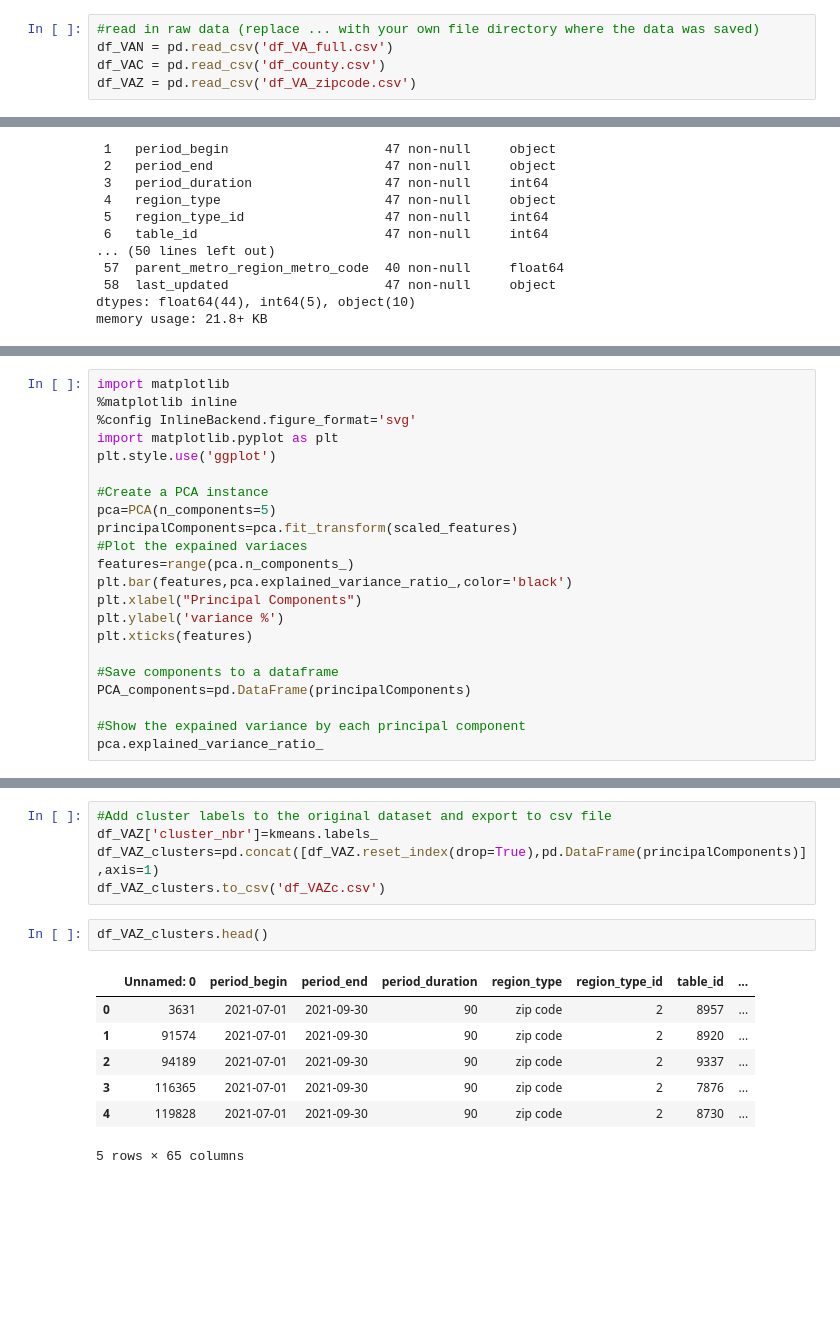
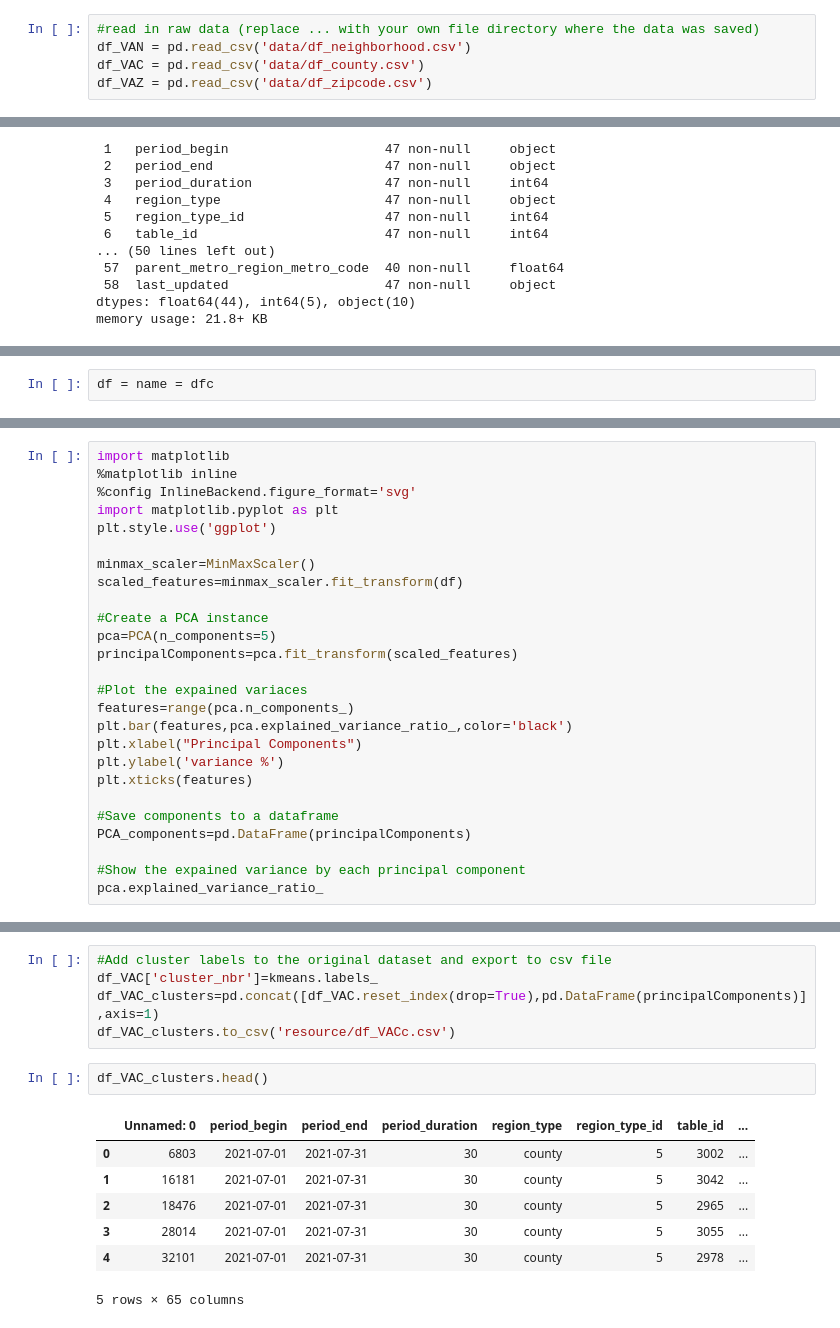
Before and after one commit to lrhf97/real_estate_neighborhood, a Jupyter notebook: real_estate_neighborhoods.ipynb, the cells around one changed output, grey strips where cells are left out. Saved outputs shown, nothing was run; the diff lists cells and outputs as text; blank space fills up the shorter version.

Commit message:
gave structure to raw data and processed data

```diff
--- a/real_estate_neighborhoods.ipynb
+++ b/real_estate_neighborhoods.ipynb
@@ -10,9 +10,9 @@ import scipy.cluster.hierarchy as hc
 from sklearn.cluster import AgglomerativeClustering
 # %%
 #read in raw data (replace ... with your own file directory where the data was saved)
-df_VAN = pd.read_csv('df_VA_full.csv')
-df_VAC = pd.read_csv('df_county.csv')
-df_VAZ = pd.read_csv('df_VA_zipcode.csv')
+df_VAN = pd.read_csv('data/df_neighborhood.csv')
+df_VAC = pd.read_csv('data/df_county.csv')
+df_VAZ = pd.read_csv('data/df_zipcode.csv')
 # %%
 df_VAC.info()
 # %% [output]
@@ -106,3 +143,5 @@ dfz.describe()
+# %%
+df = name = dfc
 # %%
 #Scale all the features using min-max scaler
 minmax_scaler=MinMaxScaler()
@@ -114,9 +153,13 @@ import matplotlib
 import matplotlib.pyplot as plt
 plt.style.use('ggplot')
 
+minmax_scaler=MinMaxScaler()
+scaled_features=minmax_scaler.fit_transform(df)
+
 #Create a PCA instance
 pca=PCA(n_components=5)
 principalComponents=pca.fit_transform(scaled_features)
+
 #Plot the expained variaces
 features=range(pca.n_components_)
 plt.bar(features,pca.explained_variance_ratio_,color='black')
@@ -199,16 +243,16 @@ pyplot.show()
 [drawing not drawn]
 # %%
 #Add cluster labels to the original dataset and export to csv file
-df_VAZ['cluster_nbr']=kmeans.labels_
-df_VAZ_clusters=pd.concat([df_VAZ.reset_index(drop=True),pd.DataFrame(principalComponents)],axis=1)
-df_VAZ_clusters.to_csv('df_VAZc.csv')
+df_VAC['cluster_nbr']=kmeans.labels_
+df_VAC_clusters=pd.concat([df_VAC.reset_index(drop=True),pd.DataFrame(principalComponents)],axis=1)
+df_VAC_clusters.to_csv('resource/df_VACc.csv')
 # %%
-df_VAZ_clusters.head()
+df_VAC_clusters.head()
 # %% [output]
 |  | Unnamed: 0 | period_begin | period_end | period_duration | region_type | region_type_id | table_id | ... |
-| 0 | 3631 | 2021-07-01 | 2021-09-30 | 90 | zip code | 2 | 8957 | ... |
-| 1 | 91574 | 2021-07-01 | 2021-09-30 | 90 | zip code | 2 | 8920 | ... |
-| 2 | 94189 | 2021-07-01 | 2021-09-30 | 90 | zip code | 2 | 9337 | ... |
-| 3 | 116365 | 2021-07-01 | 2021-09-30 | 90 | zip code | 2 | 7876 | ... |
-| 4 | 119828 | 2021-07-01 | 2021-09-30 | 90 | zip code | 2 | 8730 | ... |
+| 0 | 6803 | 2021-07-01 | 2021-07-31 | 30 | county | 5 | 3002 | ... |
+| 1 | 16181 | 2021-07-01 | 2021-07-31 | 30 | county | 5 | 3042 | ... |
+| 2 | 18476 | 2021-07-01 | 2021-07-31 | 30 | county | 5 | 2965 | ... |
+| 3 | 28014 | 2021-07-01 | 2021-07-31 | 30 | county | 5 | 3055 | ... |
+| 4 | 32101 | 2021-07-01 | 2021-07-31 | 30 | county | 5 | 2978 | ... |
 5 rows × 65 columns
```
Also changed, not shown: parts of 11 cells of this notebook, 7 other files.
